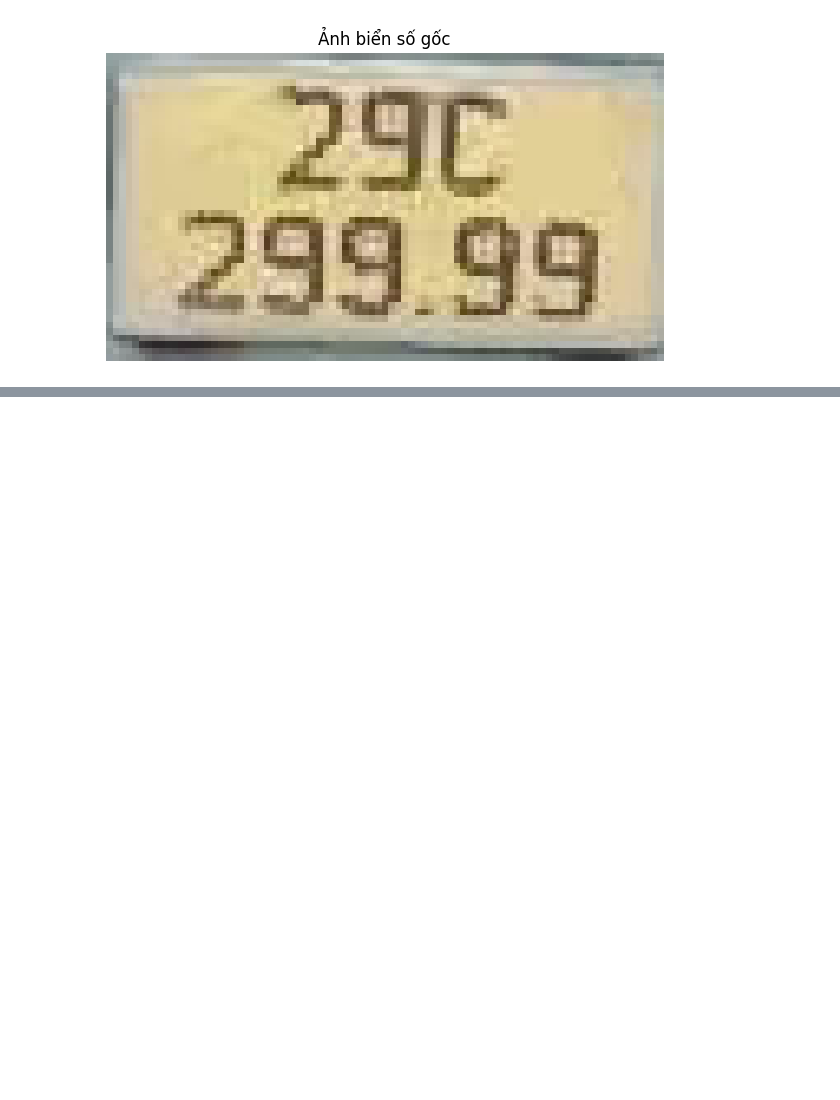
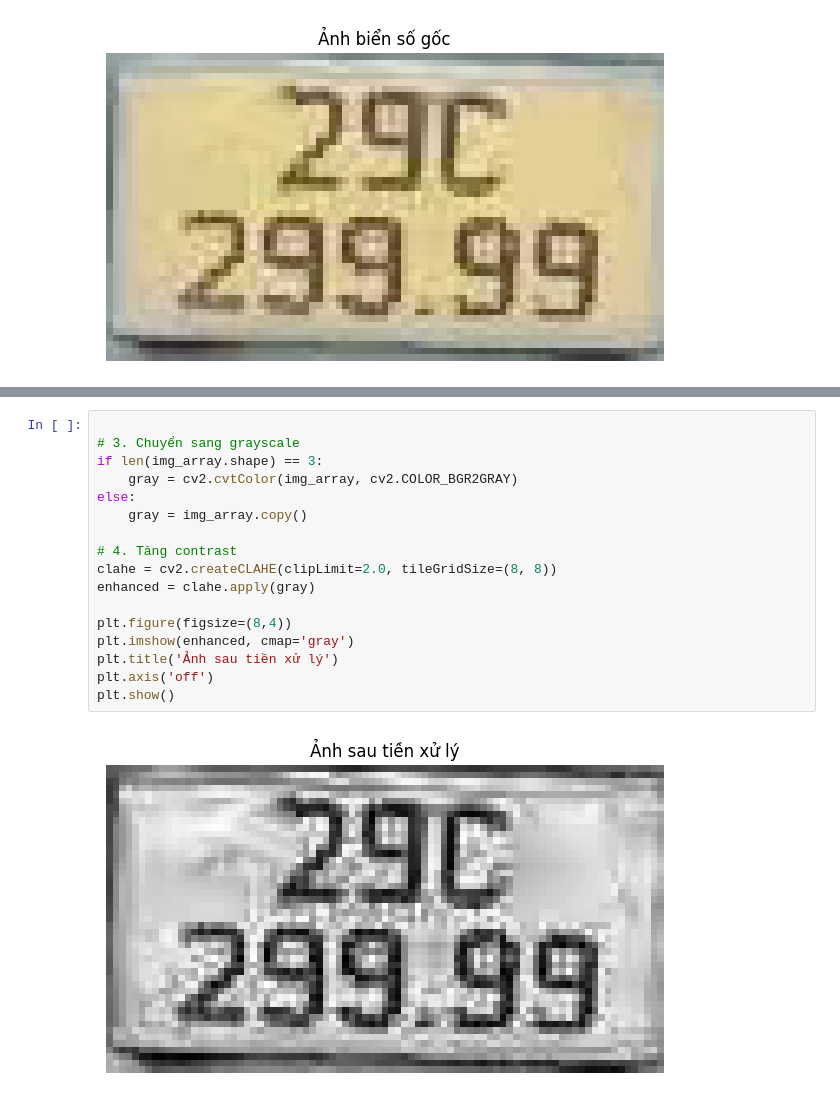
Before and after one commit to trucvip123/vehicle_detection_tracker, a Jupyter notebook: plate_ocr_demo.ipynb, the cells around one changed output, grey strips where cells are left out. Drawn from its saved outputs; the diff is of its cells as text; blank space fills up the shorter version.

```diff
--- a/plate_ocr_demo.ipynb
+++ b/plate_ocr_demo.ipynb
@@ -37,0 +113,19 @@ plt.show()
+# %%
+
+# 3. Chuyển sang grayscale
+if len(img_array.shape) == 3:
+    gray = cv2.cvtColor(img_array, cv2.COLOR_BGR2GRAY)
+else:
+    gray = img_array.copy()
+
+# 4. Tăng contrast
+clahe = cv2.createCLAHE(clipLimit=2.0, tileGridSize=(8, 8))
+enhanced = clahe.apply(gray)
+
+plt.figure(figsize=(8,4))
+plt.imshow(enhanced, cmap='gray')
+plt.title('Ảnh sau tiền xử lý')
+plt.axis('off')
+plt.show()
+# %% [output]
+[figure, added]
```
Also changed, not shown: parts of 21 cells of this notebook, 3 other files.
